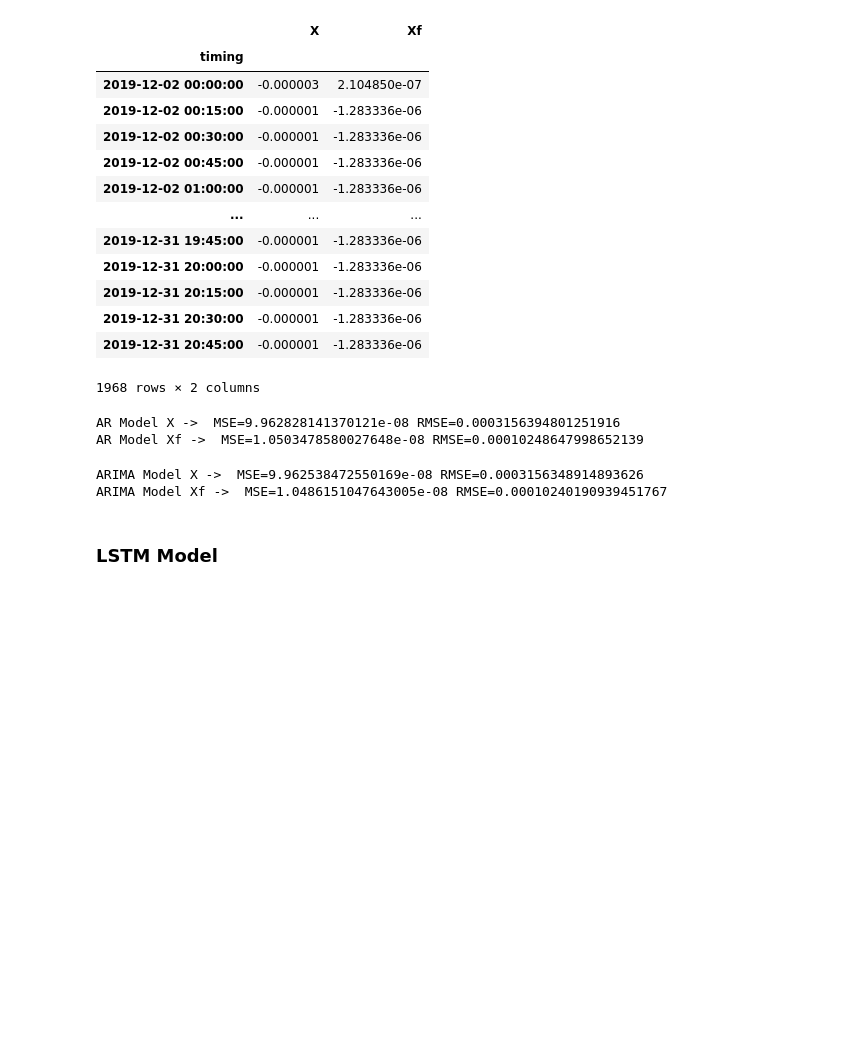
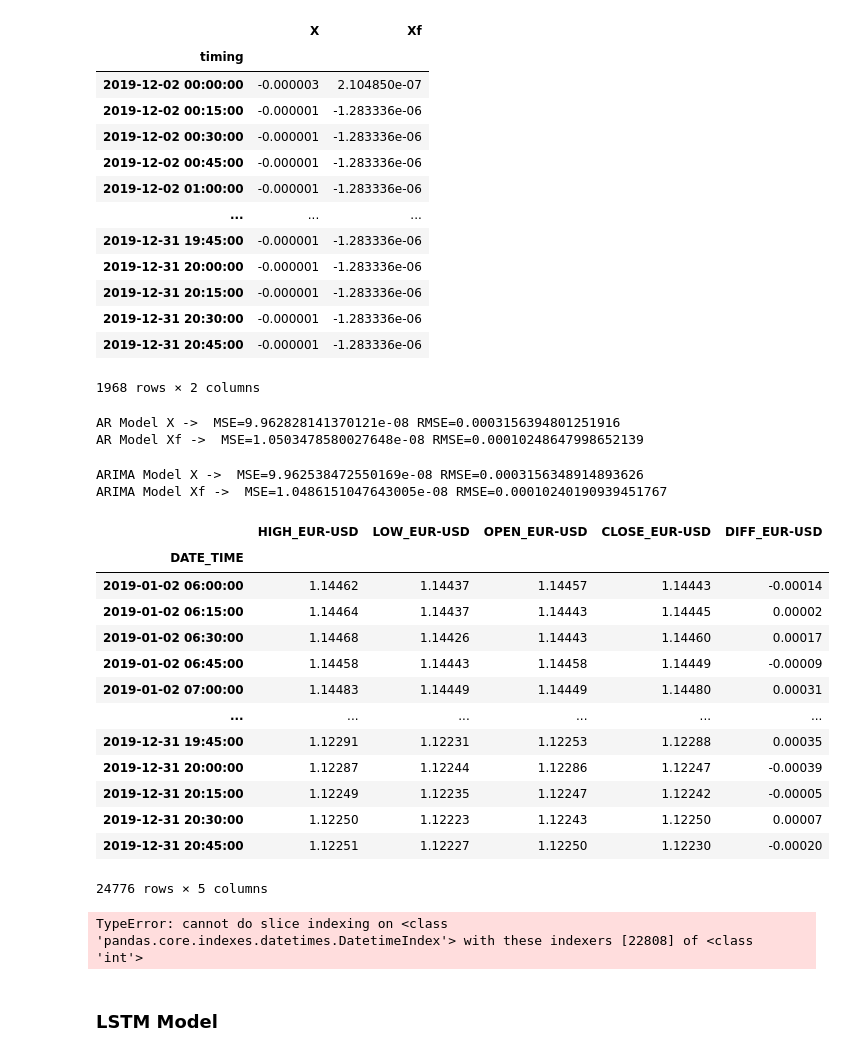
Before and after one commit to pabloestevezm/FP, a Jupyter notebook: modelation.ipynb, the cells around one changed output. Saved outputs shown, nothing was run; the diff lists cells and outputs as text; code cells hidden in the pictures; blank space fills up the shorter version.

```diff
--- a/modelation.ipynb
+++ b/modelation.ipynb
@@ -334,6 +296,29 @@ for col in pred_ARIMA.columns:
 # %% [output]
 ARIMA Model X ->  MSE=9.962538472550169e-08 RMSE=0.0003156348914893626
 ARIMA Model Xf ->  MSE=1.0486151047643005e-08 RMSE=0.00010240190939451767
+# %%
+eur_usd = pd.read_csv('./Output/eur_usd.csv')
+eur_usd = get_sample(eur_usd, '2018-12-31 23:45:00','2020-01-01 00:00:00')
+eur_usd
+# %% [output]
+|  | HIGH_EUR-USD | LOW_EUR-USD | OPEN_EUR-USD | CLOSE_EUR-USD | DIFF_EUR-USD |
+| DATE_TIME |  |  |  |  |  |
+| 2019-01-02 06:00:00 | 1.14462 | 1.14437 | 1.14457 | 1.14443 | -0.00014 |
+| 2019-01-02 06:15:00 | 1.14464 | 1.14437 | 1.14443 | 1.14445 | 0.00002 |
+| 2019-01-02 06:30:00 | 1.14468 | 1.14426 | 1.14443 | 1.14460 | 0.00017 |
+| 2019-01-02 06:45:00 | 1.14458 | 1.14443 | 1.14458 | 1.14449 | -0.00009 |
+| 2019-01-02 07:00:00 | 1.14483 | 1.14449 | 1.14449 | 1.14480 | 0.00031 |
+| ... | ... | ... | ... | ... | ... |
+| 2019-12-31 19:45:00 | 1.12291 | 1.12231 | 1.12253 | 1.12288 | 0.00035 |
+| 2019-12-31 20:00:00 | 1.12287 | 1.12244 | 1.12286 | 1.12247 | -0.00039 |
+| 2019-12-31 20:15:00 | 1.12249 | 1.12235 | 1.12247 | 1.12242 | -0.00005 |
+| 2019-12-31 20:30:00 | 1.12250 | 1.12223 | 1.12243 | 1.12250 | 0.00007 |
+| 2019-12-31 20:45:00 | 1.12251 | 1.12227 | 1.12250 | 1.12230 | -0.00020 |
+24776 rows × 5 columns
+# %%
+modelling_AR(eur_usd, 'EUR-USD')
+# %% [output]
+TypeError: cannot do slice indexing on <class 'pandas.core.indexes.datetimes.DatetimeIndex'> with these indexers [22808] of <class 'int'>
 # %% [markdown]
 ### LSTM Model
 # %%
```
Also changed, not shown: parts of 12 cells of this notebook, 9 other files.
